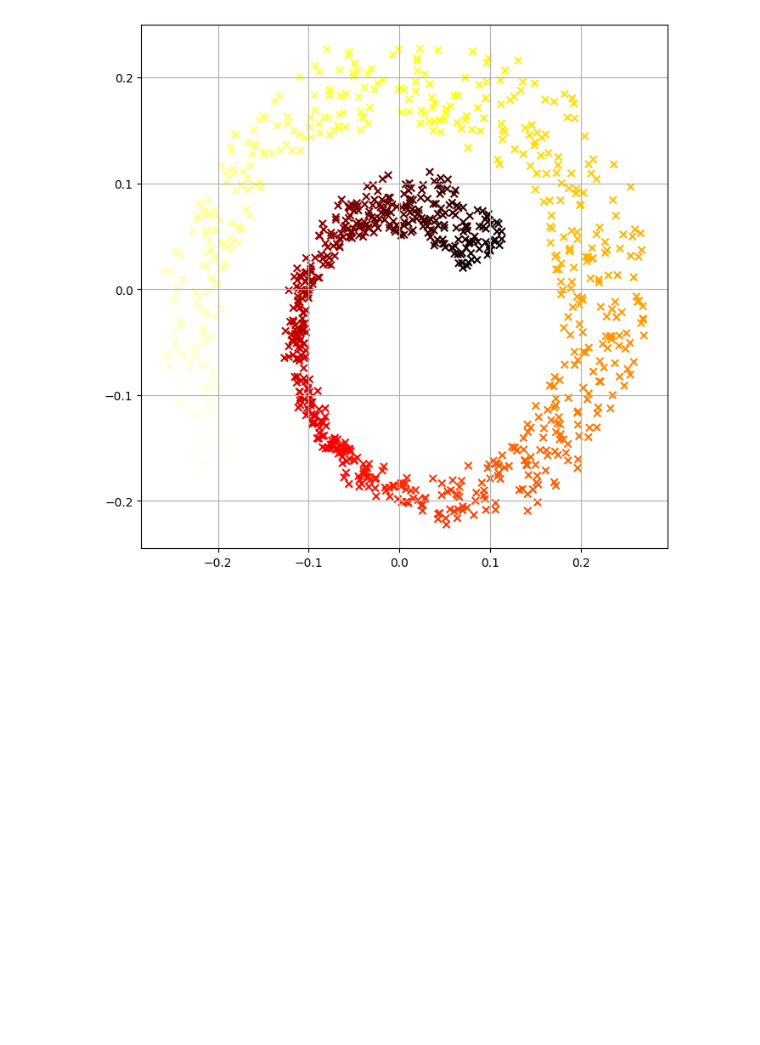
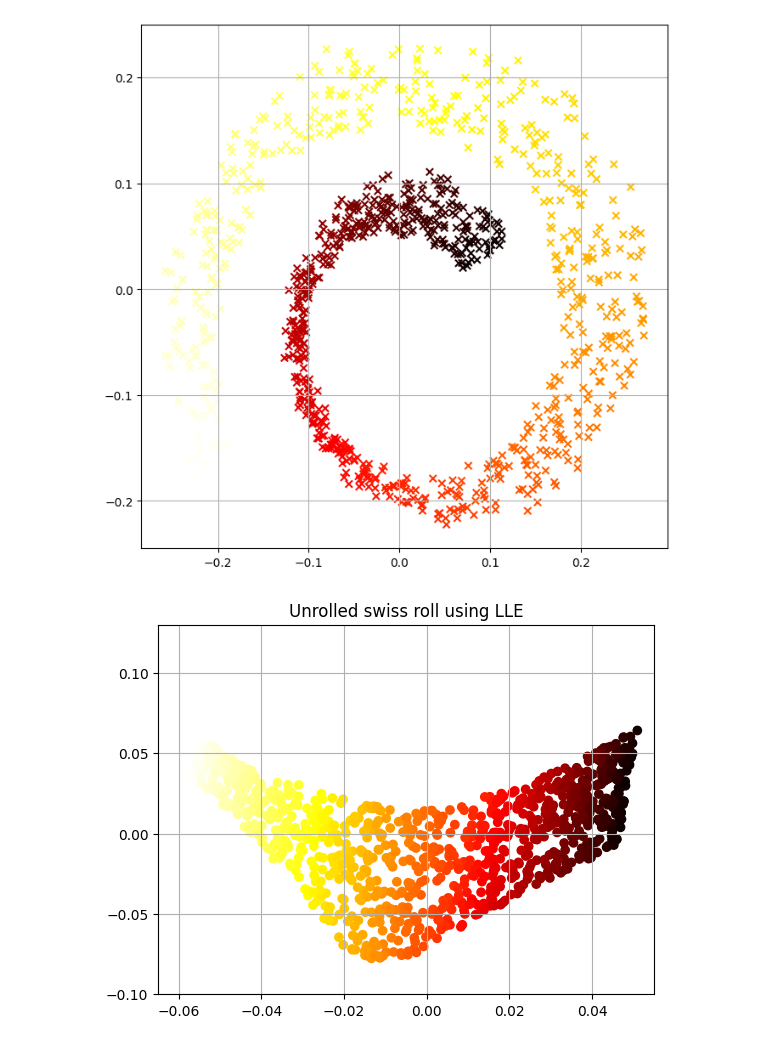
Before and after one commit to GabeALopez/machine-learning-projects, a Jupyter notebook: inClassProjectts/projectionProject.ipynb, the cells around one changed output. Saved outputs shown, nothing was run; the diff lists cells and outputs as text; code cells hidden in the pictures; blank space fills up the shorter version.

Commit message:
Added linear embedding model

```diff
--- a/inClassProjectts/projectionProject.ipynb
+++ b/inClassProjectts/projectionProject.ipynb
@@ -112,3 +112,17 @@ plt.show
 # %% [output]
 <function matplotlib.pyplot.show(close=None, block=None)>
 [figure]
+# %%
+from sklearn.manifold import LocallyLinearEmbedding
+
+lle = LocallyLinearEmbedding(n_components=2, n_neighbors=10, random_state=42)
+
+X_reduced = lle.fit_transform(X)
+# %%
+plt.title("Unrolled swiss roll using LLE")
+plt.scatter(X_reduced[:, 0], X_reduced[:, 1], c=t, cmap=plt.cm.hot)
+plt.axis([-0.065, 0.055, -0.1, 0.13])
+plt.grid(True)
+plt.show()
+# %% [output]
+[figure, added]
```
Also changed, not shown: parts of 3 cells of this notebook.
